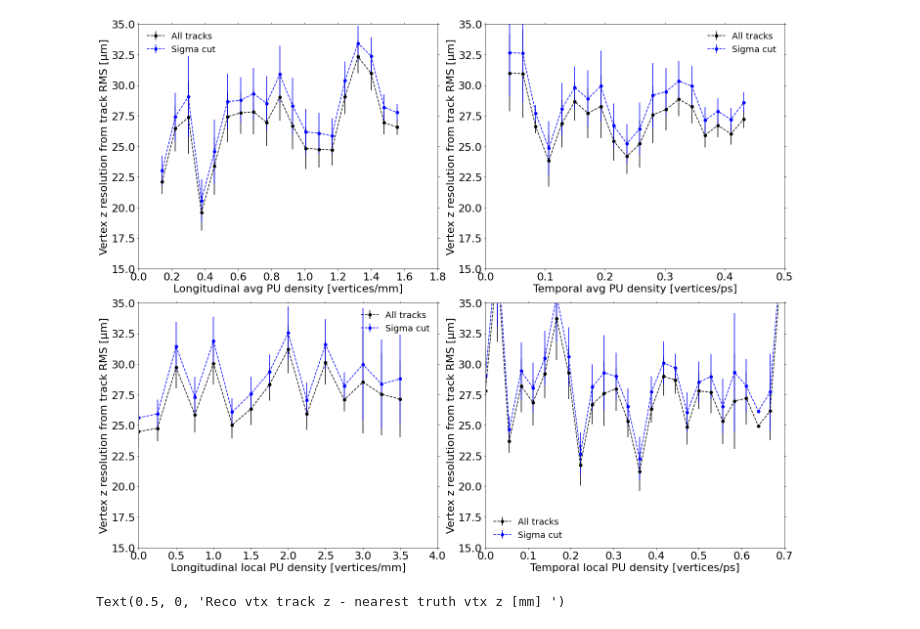
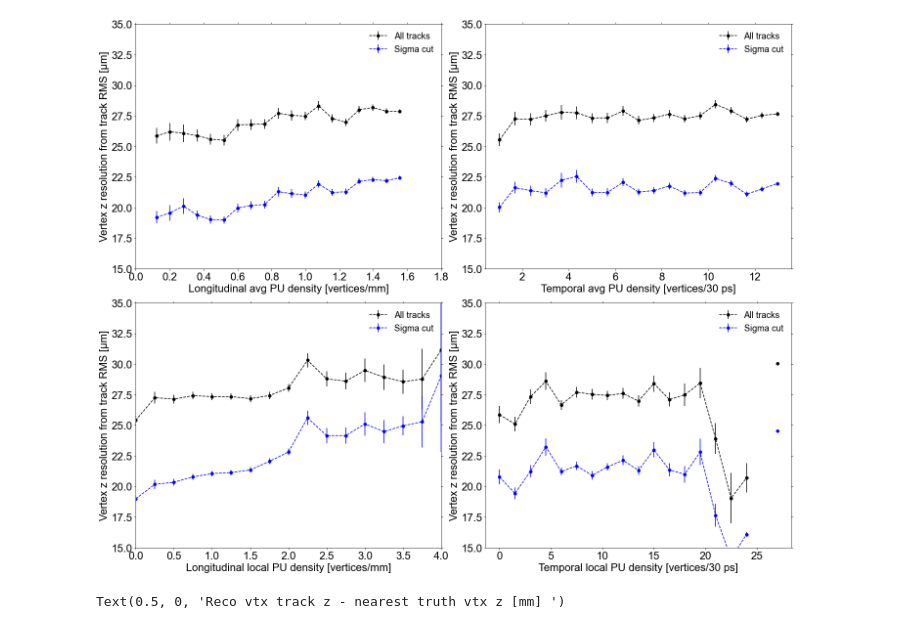
Before and after one commit to ttlindkvist/4DTracking, a Jupyter notebook: pileup_z.ipynb, the cells around one changed output. Saved outputs shown, nothing was run; the diff lists cells and outputs as text; code cells hidden in the pictures.

```diff
--- a/pileup_z.ipynb
+++ b/pileup_z.ipynb
@@ -214,31 +224,20 @@ weight_cut_vs_truth_delta_z = []
 
 for event_idxs in events_in_zLPU_bins:
     bin_weighted_vs_fit_delta_z = []
-    bin_weight_cut_vs_fit_delta_z = []
     bin_weighted_vs_truth_delta_z = []
-    bin_weight_cut_vs_truth_delta_z = []
 
     for idx in event_idxs:
         idx = idx[0]
-        reco_idx = 0
-        weighted_reco_z = np.average(track_z0[idx][reco_vertex_track_idxs[idx][reco_idx]], weights=np.array(reco_vertex_track_weights[idx][reco_idx]))
-
-        bin_weighted_vs_fit_delta_z.append(weighted_reco_z - reco_vertex_z[idx][reco_idx])
-        weight_cut_idx = np.array(reco_vertex_track_weights[idx][reco_idx]) > 0.9
-        weight_cut_reco_z = np.average(track_z0[idx][reco_vertex_track_idxs[idx][reco_idx]][weight_cut_idx], weights=np.array(reco_vertex_track_weights[idx][reco_idx][weight_cut_idx]))
-        bin_weight_cut_vs_fit_delta_z.append(weight_cut_reco_z - reco_vertex_z[idx][reco_idx])
 
         reco_idx = truthHS_to_reco_link_idx[idx]
-        weighted_reco_z = np.average(track_z0[idx][reco_vertex_track_idxs[idx][reco_idx]], weights=np.array(reco_vertex_track_weights[idx][reco_idx]))
+        track_weights = 1/track_z0_var[idx][reco_vertex_track_idxs[idx][reco_idx]]
+
+        weighted_reco_z = np.average(track_z0[idx][reco_vertex_track_idxs[idx][reco_idx]], weights=track_weights*np.array(reco_vertex_track_weights[idx][reco_idx]))
         bin_weighted_vs_truth_delta_z.append(weighted_reco_z - truth_vertex_z[idx][0])
-        weight_cut_idx = np.array(reco_vertex_track_weights[idx][reco_idx]) > 0.9
-        weight_cut_reco_z = np.average(track_z0[idx][reco_vertex_track_idxs[idx][reco_idx]][weight_cut_idx], weights=np.array(reco_vertex_track_weights[idx][reco_idx][weight_cut_idx]))
-        bin_weight_cut_vs_truth_delta_z.append(weight_cut_reco_z - truth_vertex_z[idx][0])
+        bin_weighted_vs_fit_delta_z.append(weighted_reco_z - reco_vertex_z[idx][reco_idx])
 
 
     weighted_vs_fit_delta_z.append(bin_weighted_vs_fit_delta_z)
-    weight_cut_vs_fit_delta_z.append(bin_weight_cut_vs_fit_delta_z)
     weighted_vs_truth_delta_z.append(bin_weighted_vs_truth_delta_z)
-    weight_cut_vs_truth_delta_z.append(bin_weight_cut_vs_truth_delta_z)
 ## 1/sigma^2
 # %%
@@ -495,15 +496,15 @@ def truth_to_reco_link_vtx_z_info(events_in_PU_bins, all_truthHS_to_reco_idx, al
 sigma_cut = 2
 weight_cut = 0.9
 
-ct_zLPU_vtx_z_info = closest_truth_vtx_z_info(events_in_zLPU_bins, truth_vertex_z, reco_vertex_track_idxs, reco_vertex_track_weights, reco_vertex_z, track_z0, sigma_cut, weight_cut)
+ct_zLPU_vtx_z_info = closest_truth_vtx_z_info(events_in_zLPU_bins, truth_vertex_z, reco_vertex_track_idxs, reco_vertex_track_weights, reco_vertex_z, track_z0, track_z0_var, sigma_cut, weight_cut)
 
-link_zLPU_vtx_z_info = truth_to_reco_link_vtx_z_info(events_in_zLPU_bins, truthHS_to_reco_link_idx, truth_vertex_z, reco_vertex_track_idxs, reco_vertex_track_weights, track_z0, sigma_cut, weight_cut)
+link_zLPU_vtx_z_info = truth_to_reco_link_vtx_z_info(events_in_zLPU_bins, truthHS_to_reco_link_idx, truth_vertex_z, reco_vertex_track_idxs, reco_vertex_track_weights, track_z0, track_z0_var, sigma_cut, weight_cut)
 
-link_tLPU_vtx_z_info = truth_to_reco_link_vtx_z_info(events_in_tLPU_bins, truthHS_to_reco_link_idx, truth_vertex_z, reco_vertex_track_idxs, reco_vertex_track_weights, track_z0, sigma_cut, weight_cut)
+link_tLPU_vtx_z_info = truth_to_reco_link_vtx_z_info(events_in_tLPU_bins, truthHS_to_reco_link_idx, truth_vertex_z, reco_vertex_track_idxs, reco_vertex_track_weights, track_z0, track_z0_var, sigma_cut, weight_cut)
 
-link_zAPU_vtx_z_info = truth_to_reco_link_vtx_z_info(events_in_zAPU_bins, truthHS_to_reco_link_idx, truth_vertex_z, reco_vertex_track_idxs, reco_vertex_track_weights, track_z0, sigma_cut, weight_cut)
+link_zAPU_vtx_z_info = truth_to_reco_link_vtx_z_info(events_in_zAPU_bins, truthHS_to_reco_link_idx, truth_vertex_z, reco_vertex_track_idxs, reco_vertex_track_weights, track_z0, track_z0_var, sigma_cut, weight_cut)
 
-link_tAPU_vtx_z_info = truth_to_reco_link_vtx_z_info(events_in_tAPU_bins, truthHS_to_reco_link_idx, truth_vertex_z, reco_vertex_track_idxs, reco_vertex_track_weights, track_z0, sigma_cut, weight_cut)
+link_tAPU_vtx_z_info = truth_to_reco_link_vtx_z_info(events_in_tAPU_bins, truthHS_to_reco_link_idx, truth_vertex_z, reco_vertex_track_idxs, reco_vertex_track_weights, track_z0, track_z0_var, sigma_cut, weight_cut)
 # %%
 fig, ((ax1, ax2), (ax3, ax4)) = plt.subplots(2, 2)
 fig.set_size_inches(20, 16)
@@ -535,10 +536,10 @@ ax2.errorbar(tAPU_truth_bin_edges[1:]-np.diff(tAPU_truth_bin_edges)/2, 1e3*np.ar
 
 # ax2.plot(tAPU_truth_bin_edges[1:]-np.diff(tAPU_truth_bin_edges)/2, 1e3*np.array(link_tAPU_vtx_z_info['vtx_sigma_cut_weighted_z_res']), 'bo--', label='Weighted + sigma cut on vtx distribution')
 
-ax2.set_xlim(0, 0.5)
+# ax2.set_xlim(0, 0.5)
 ax2.set_ylim(0, 80)
 
-ax2.set_xlabel('Temporal avg PU density [vertices/ps]')
+ax2.set_xlabel('Temporal avg PU density [vertices/30 ps]')
 ax2.set_ylabel('Vertex z resolution [µm]')
 ax2.legend(frameon=False)
 
@@ -561,10 +562,10 @@ ax4.errorbar(tLPU_truth_bin_edges, 1e3*np.array(link_tLPU_vtx_z_info['vtx_weight
 ax4.errorbar(tLPU_truth_bin_edges, 1e3*np.array(link_tLPU_vtx_z_info['vtx_weighted_z_res_tracks_sigma_cut']), \
                 1e3*np.array(link_tLPU_vtx_z_info['vtx_weighted_z_res_std_tracks_sigma_cut']), fmt='go--', label='Weighted + sigma cut on track distribution')
 
-ax4.set_xlim(0, 0.7)
+# ax4.set_xlim(0, 0.7)
 ax4.set_ylim(0, 80)
 
-ax4.set_xlabel('Temporal local PU density [vertices/ps]')
+ax4.set_xlabel('Temporal local PU density [vertices/30 ps]')
 ax4.set_ylabel('Vertex z resolution [µm]')
 ax4.legend(frameon=False)
 
@@ -598,43 +599,43 @@ ax2.errorbar(tAPU_truth_bin_edges[1:]-np.diff(tAPU_truth_bin_edges)/2, 1e3*np.ar
 ax2.errorbar(tAPU_truth_bin_edges[1:]-np.diff(tAPU_truth_bin_edges)/2, 1e3*np.array(link_tAPU_vtx_z_info['track_vtx_z_res_sigma_cut']),\
     1e3*np.array(link_tAPU_vtx_z_info['track_vtx_z_res_std_sigma_cut']), fmt='bo--', label='Sigma cut')
 
-ax2.set_xlim(0, 0.5)
+# ax2.set_xlim(0, 0.5)
 ax2.set_ylim(15, 35)
 
-ax2.set_xlabel('Temporal avg PU density [vertices/ps]')
+ax2.set_xlabel('Temporal avg PU density [vertices/30 ps]')
 ax2.set_ylabel('Vertex z resolution from track RMS [µm]')
 ax2.legend(frameon=False)
 
 
 ax3.errorbar(zLPU_truth_bin_edges, 1e3*np.array(link_zLPU_vtx_z_info['track_vtx_z_res']),\
     1e3*np.array(link_zLPU_vtx_z_info['track_vtx_z_res_std']), fmt='ko--', label='All tracks')
 ax3.errorbar(zLPU_truth_bin_edges, 1e3*np.array(link_zLPU_vtx_z_info['track_vtx_z_res_sigma_cut']),\
     1e3*np.array(link_zLPU_vtx_z_info['track_vtx_z_res_std_sigma_cut']), fmt='bo--', label='Sigma cut')
 
 ax3.set_xlim(0, 4)
 ax3.set_ylim(15, 35)
 
 ax3.set_xlabel('Longitudinal local PU density [vertices/mm]')
 ax3.set_ylabel('Vertex z resolution from track RMS [µm]')
 ax3.legend(frameon=False)
 
 ax4.errorbar(tLPU_truth_bin_edges, 1e3*np.array(link_tLPU_vtx_z_info['track_vtx_z_res']),\
     1e3*np.array(link_tLPU_vtx_z_info['track_vtx_z_res_std']), fmt='ko--', label='All tracks')
 # ax4.errorbar(tLPU_truth_bin_edges, 1e3*np.array(link_tLPU_vtx_z_info['track_vtx_z_res_weight_cut']),\
 #     1e3*np.array(link_tLPU_vtx_z_info['track_vtx_z_res_std_weight_cut']), fmt='ro--', label='Weight cut')
 ax4.errorbar(tLPU_truth_bin_edges, 1e3*np.array(link_tLPU_vtx_z_info['track_vtx_z_res_sigma_cut']),\
     1e3*np.array(link_tLPU_vtx_z_info['track_vtx_z_res_std_sigma_cut']), fmt='bo--', label='Sigma cut')
 
-ax4.set_xlim(0, 0.7)
+# ax4.set_xlim(0, 0.7)
 ax4.set_ylim(15, 35)
 
-ax4.set_xlabel('Temporal local PU density [vertices/ps]')
+ax4.set_xlabel('Temporal local PU density [vertices/30 ps]')
 ax4.set_ylabel('Vertex z resolution from track RMS [µm]')
 ax4.legend(frameon=False)
 
 fig.tight_layout()
 # %% [output]
-[figure, old version]
+[figure, new version]
 # %%
 ct_track_delta_z_flat = np.concatenate(ct_zLPU_track_delta_z)
 _  = plt.hist(ct_track_delta_z_flat[np.abs(ct_track_delta_z_flat) < 0.5], bins=100)
```
Also changed, not shown: parts of 10 cells of this notebook, 1 other file.
